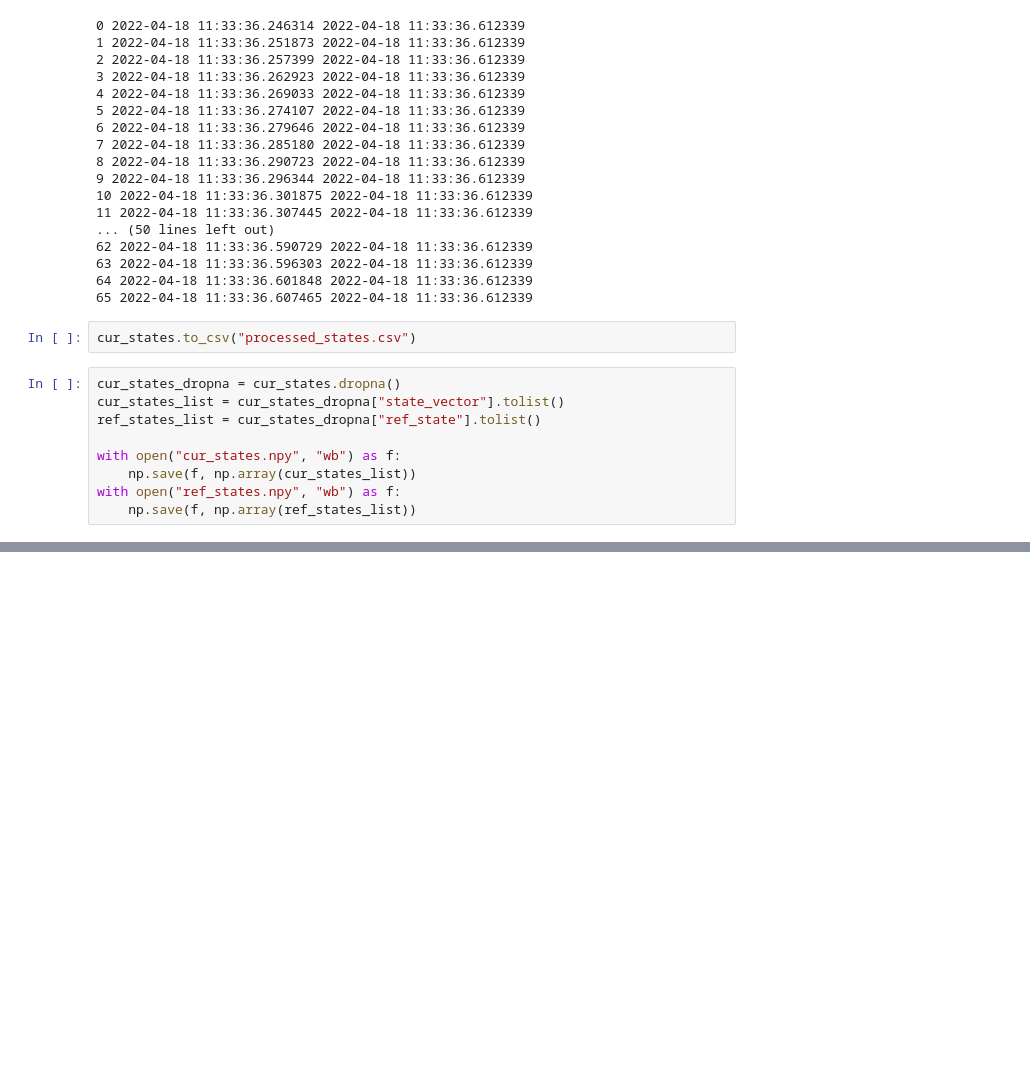
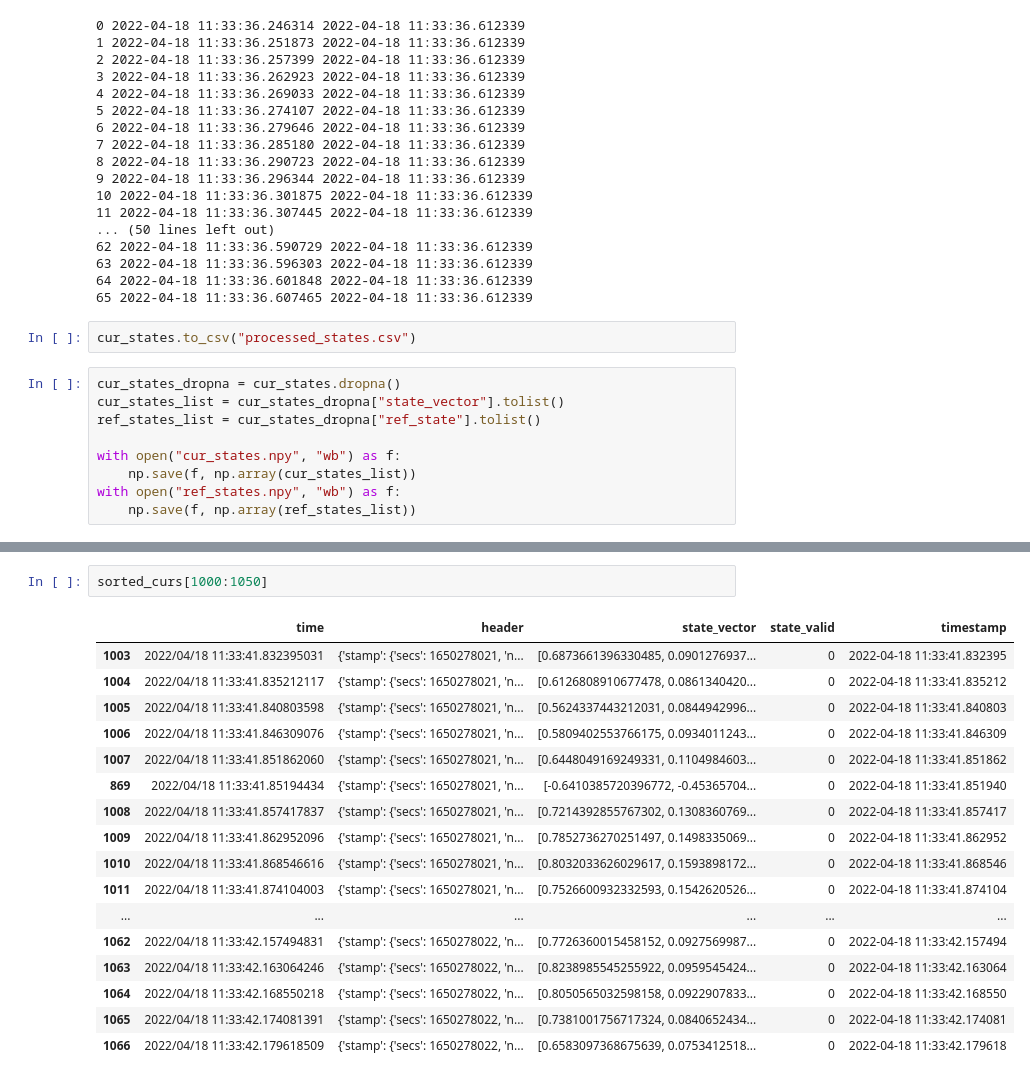
Before and after one commit to ziiiliu/Dissertation_sim2real, a Jupyter notebook: data_processing/preprocessing.ipynb, the cells around one changed output, grey strips where cells are left out. Cells and saved outputs as stored; diff of their text form; blank space fills up the shorter version.

```diff
--- a/data_processing/preprocessing.ipynb
+++ b/data_processing/preprocessing.ipynb
@@ -75,0 +123,20 @@ with open("ref_states.npy", "wb") as f:
+# %%
+sorted_curs[1000:1050]
+# %% [output]
+|  | time | header | state_vector | state_valid | timestamp |
+| 1003 | 2022/04/18 11:33:41.832395031 | {'stamp': {'secs': 1650278021, 'n... | [0.6873661396330485, 0.0901276937... | 0 | 2022-04-18 11:33:41.832395 |
+| 1004 | 2022/04/18 11:33:41.835212117 | {'stamp': {'secs': 1650278021, 'n... | [0.6126808910677478, 0.0861340420... | 0 | 2022-04-18 11:33:41.835212 |
+| 1005 | 2022/04/18 11:33:41.840803598 | {'stamp': {'secs': 1650278021, 'n... | [0.5624337443212031, 0.0844942996... | 0 | 2022-04-18 11:33:41.840803 |
+| 1006 | 2022/04/18 11:33:41.846309076 | {'stamp': {'secs': 1650278021, 'n... | [0.5809402553766175, 0.0934011243... | 0 | 2022-04-18 11:33:41.846309 |
+| 1007 | 2022/04/18 11:33:41.851862060 | {'stamp': {'secs': 1650278021, 'n... | [0.6448049169249331, 0.1104984603... | 0 | 2022-04-18 11:33:41.851862 |
+| 869 | 2022/04/18 11:33:41.85194434 | {'stamp': {'secs': 1650278021, 'n... | [-0.6410385720396772, -0.45365704... | 0 | 2022-04-18 11:33:41.851940 |
+| 1008 | 2022/04/18 11:33:41.857417837 | {'stamp': {'secs': 1650278021, 'n... | [0.7214392855767302, 0.1308360769... | 0 | 2022-04-18 11:33:41.857417 |
+| 1009 | 2022/04/18 11:33:41.862952096 | {'stamp': {'secs': 1650278021, 'n... | [0.7852736270251497, 0.1498335069... | 0 | 2022-04-18 11:33:41.862952 |
+| 1010 | 2022/04/18 11:33:41.868546616 | {'stamp': {'secs': 1650278021, 'n... | [0.8032033626029617, 0.1593898172... | 0 | 2022-04-18 11:33:41.868546 |
+| 1011 | 2022/04/18 11:33:41.874104003 | {'stamp': {'secs': 1650278021, 'n... | [0.7526600932332593, 0.1542620526... | 0 | 2022-04-18 11:33:41.874104 |
+| ... | ... | ... | ... | ... | ... |
+| 1062 | 2022/04/18 11:33:42.157494831 | {'stamp': {'secs': 1650278022, 'n... | [0.7726360015458152, 0.0927569987... | 0 | 2022-04-18 11:33:42.157494 |
+| 1063 | 2022/04/18 11:33:42.163064246 | {'stamp': {'secs': 1650278022, 'n... | [0.8238985545255922, 0.0959545424... | 0 | 2022-04-18 11:33:42.163064 |
+| 1064 | 2022/04/18 11:33:42.168550218 | {'stamp': {'secs': 1650278022, 'n... | [0.8050565032598158, 0.0922907833... | 0 | 2022-04-18 11:33:42.168550 |
+| 1065 | 2022/04/18 11:33:42.174081391 | {'stamp': {'secs': 1650278022, 'n... | [0.7381001756717324, 0.0840652434... | 0 | 2022-04-18 11:33:42.174081 |
+| 1066 | 2022/04/18 11:33:42.179618509 | {'stamp': {'secs': 1650278022, 'n... | [0.6583097368675639, 0.0753412518... | 0 | 2022-04-18 11:33:42.179618 |
```
Also changed, not shown: parts of 8 cells of this notebook.
